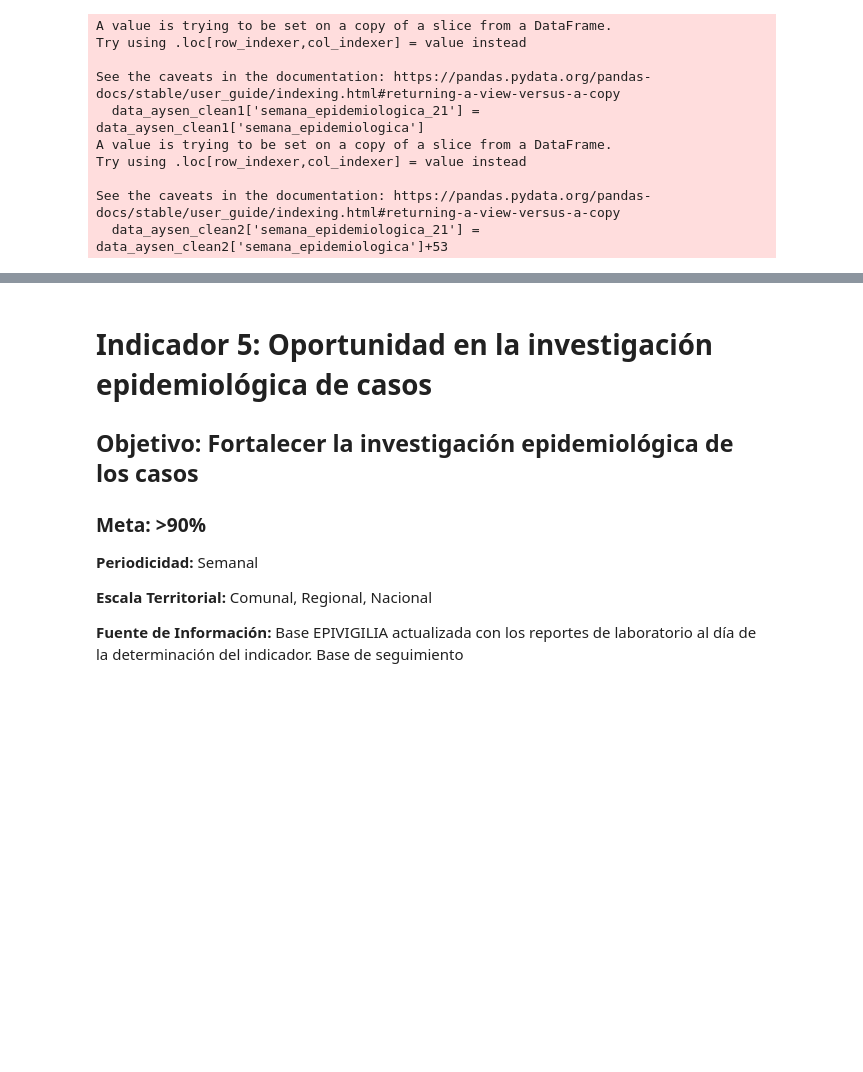
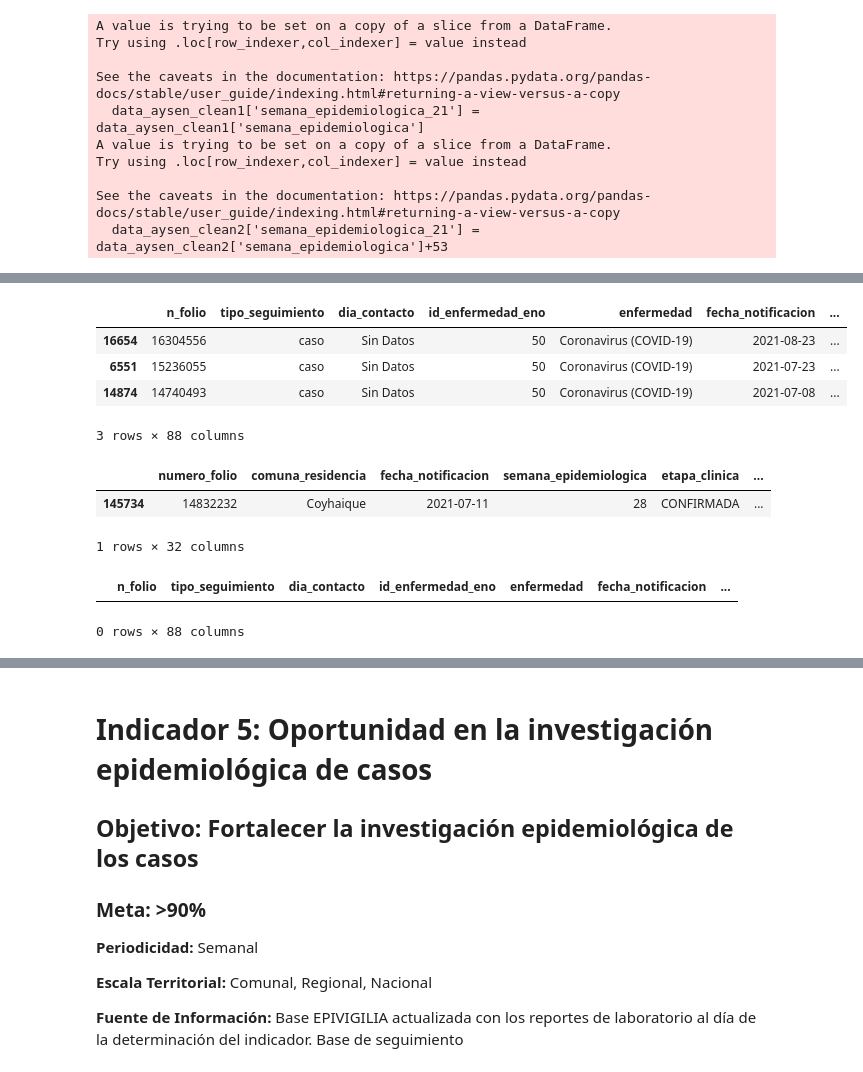
Before and after one commit to millacurafa/SeremiSaludAysenCovid, a Jupyter notebook: indicadores_trazabilidad.ipynb, the cells around one changed output, grey strips where cells are left out. Drawn from its saved outputs; the diff is of its cells as text; code cells hidden in the pictures; blank space fills up the shorter version.

```diff
--- a/indicadores_trazabilidad.ipynb
+++ b/indicadores_trazabilidad.ipynb
@@ -253,0 +247,44 @@ data_aysen_clean[data_aysen_clean['numero_folio']==14832232]
+# %%
+# Realiza merge con DF original utilizando index de importación
+df_seguimiento_merged = df_seguimiento.merge(df_seguimiento['n_folio'].str.extract(
+                                                 r'([0-9]+)|SC[0-9]+-([0-9]+)|PNTM-([0-9]+)',
+                                                 flags=0,
+                                                 expand=True).rename(
+                                                 columns={0:'nfolio_caso',
+                                                          1:'nfolio_caso_indice',
+                                                          2:'nfolio_pntm'}),
+                                             how='left',
+                                             left_index= True,
+                                             right_index=True
+                                      ).merge(df_seguimiento['n_folio'].str.extract(
+                                                                 r'SC([0-9]+)-',
+                                                                 flags=0,
+                                                                 expand=True).rename(
+                                                                 columns={0:'nfolio_contacto_estrecho'}),
+                                                                 how='left',
+                                                                 left_index= True,
+                                                                 right_index=True
+                                      )
+
+df_seguimiento_merged.sample(3)
+# %% [output]
+|  | n_folio | tipo_seguimiento | dia_contacto | id_enfermedad_eno | enfermedad | fecha_notificacion | ... |
+| 16654 | 16304556 | caso | Sin Datos | 50 | Coronavirus (COVID-19) | 2021-08-23 | ... |
+| 6551 | 15236055 | caso | Sin Datos | 50 | Coronavirus (COVID-19) | 2021-07-23 | ... |
+| 14874 | 14740493 | caso | Sin Datos | 50 | Coronavirus (COVID-19) | 2021-07-08 | ... |
+3 rows × 88 columns
+# %%
+# Revisa folio en DB de notificaciones
+
+data_aysen_clean[data_aysen_clean['numero_folio']==14832232]
+# %% [output]
+|  | numero_folio | comuna_residencia | fecha_notificacion | semana_epidemiologica | etapa_clinica | ... |
+| 145734 | 14832232 | Coyhaique | 2021-07-11 | 28 | CONFIRMADA | ... |
+1 rows × 32 columns
+# %%
+# Todos los datos poseen un folio
+
+df_seguimiento_merged[df_seguimiento_merged['n_folio'].isnull()]
+# %% [output]
+|  | n_folio | tipo_seguimiento | dia_contacto | id_enfermedad_eno | enfermedad | fecha_notificacion | ... |
+0 rows × 88 columns
```
Also changed, not shown: parts of 18 cells of this notebook.
